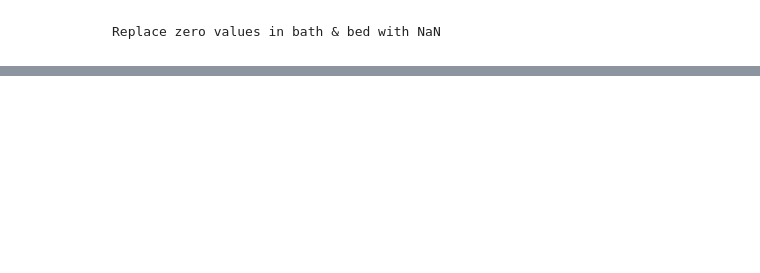
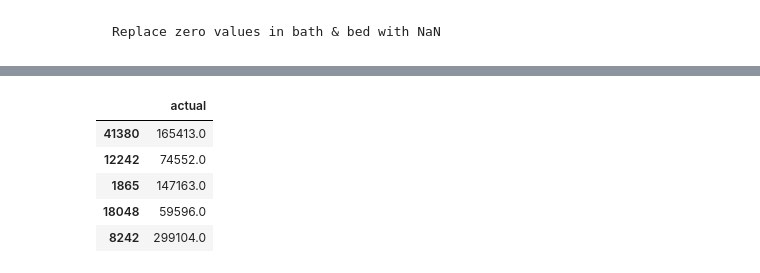
Before and after one commit to sgtcurran/my-project, a Jupyter notebook: zillow_project/zillow_rough.ipynb, the cells around one changed output, grey strips where cells are left out. Cells and saved outputs as stored; diff of their text form; code cells hidden in the pictures; blank space fills up the shorter version.

```diff
--- a/zillow_project/zillow_rough.ipynb
+++ b/zillow_project/zillow_rough.ipynb
@@ -148,0 +341,9 @@ df_prep.head(50)
+# %%
+predictions.head()
+# %% [output]
+|  | actual |
+| 41380 | 165413.0 |
+| 12242 | 74552.0 |
+| 1865 | 147163.0 |
+| 18048 | 59596.0 |
+| 8242 | 299104.0 |
```
Also changed, not shown: parts of 37 cells of this notebook.
